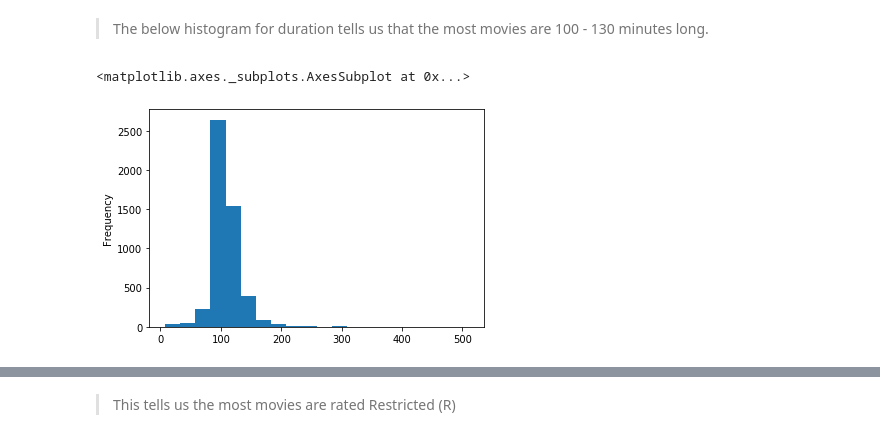
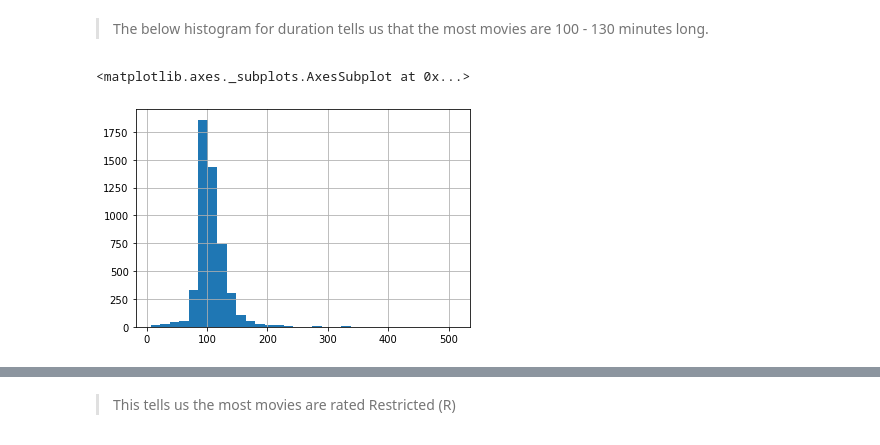
Before and after one commit to RangaHarsha/7963_01_exercises, a Jupyter notebook: 7963_01_insights.ipynb, the cells around one changed output, grey strips where cells are left out. Drawn from its saved outputs; the diff is of its cells as text; code cells hidden in the pictures.

```diff
--- a/7963_01_insights.ipynb
+++ b/7963_01_insights.ipynb
@@ -10,6 +12,6 @@ import matplotlib.pyplot as plt
 # %%
-df_i = pd.read_csv('imdb.csv',escapechar = "\\")
-df_m = pd.read_csv('movie_metadata.csv')
+df_i = pd.read_csv('..//Takeaway Assignment - R _ Python//imdb.csv',escapechar = "\\")
+df_m = pd.read_csv('..//Takeaway Assignment - R _ Python//movie_metadata.csv')
 # %%
 #df = df_i
 df = df_m
@@ -40,9 +42,9 @@ df.shape
 # %% [markdown]
 >The below histogram for duration tells us that the most movies are 100 - 130 minutes long.
 # %%
-df['duration'].plot(kind = 'hist',bins = 20)
+df.duration.hist(bins=32)
 # %% [output]
 <matplotlib.axes._subplots.AxesSubplot at 0x...>
-[figure, old version]
+[figure, new version]
 # %%
 df_c = df[['content_rating','movie_title']].groupby('content_rating')['movie_title'].count().rename("title_count").reset_index()
```
Also changed, not shown: parts of 17 cells of this notebook.
